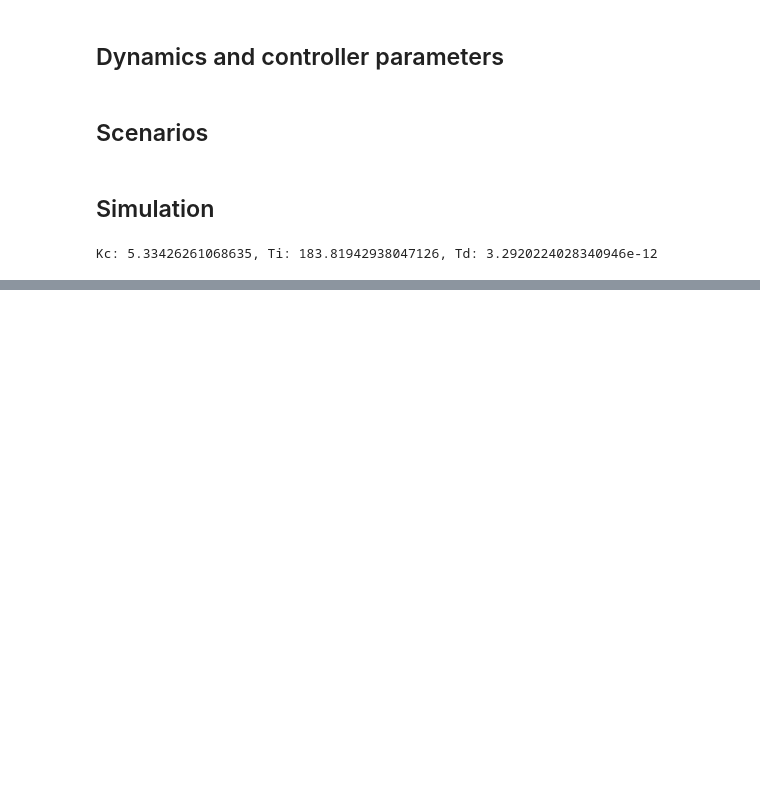
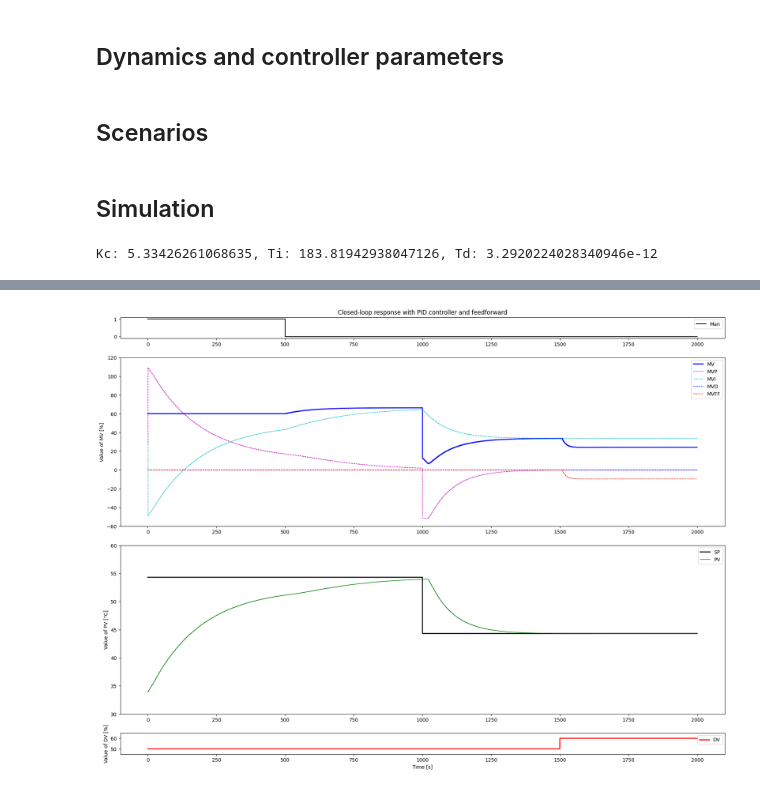
Before and after one commit to sstav0/Lab_Control_Theory, a Jupyter notebook: Simulation_CLP_PID_FF.ipynb, the cells around one changed output, grey strips where cells are left out. Drawn from its saved outputs; the diff is of its cells as text; code cells hidden in the pictures; blank space fills up the shorter version.

Commit message:
Add plot with matplotlib

```diff
--- a/Simulation_CLP_PID_FF.ipynb
+++ b/Simulation_CLP_PID_FF.ipynb
@@ -96,9 +96,9 @@ elif scenario == 5:
     ManFF = False # Not needed
 # 6 : Response to perturbation & setpoint change, with controller in auto mode, with FF
 elif scenario == 6:
-    SPPath = {0: PV0 - 5, 1000: PV0 + 5}
-    ManPath = {0: False}
-    MVManPath = {0: MV0}
+    SPPath = {0: PV0 + 5, 1000: PV0 - 5}
+    ManPath = {0: 1, 500: 0, TSim: 0}
+    MVManPath = {0: MV0+10, TSim: MV0+10}
     DVPath = {0: DV0, 1500: DV0 + 10}
     FF = True
     ManFF = False # Not needed
@@ -210,0 +170,70 @@ FigureWidget({
+# %%
+#Plot
+fig, (ax1, ax2, ax3, ax4) = plt.subplots(4, 1, gridspec_kw={'height_ratios': [1, 8, 8, 1]})
+fig.set_figwidth(22)
+fig.set_figheight(16)
+
+l1, = ax1.step([0, TSim], [0, 1], 'k-', label="Man", where='post')
+ax1.set_title('Closed-loop response with PID controller and feedforward')
+ax1.legend(loc='best')
+
+l2, = ax2.step([0,TSim],[0,100],'b-',linewidth=2,label="MV",where='post')
+l3, = ax2.step([0,TSim],[0,100],'m--',linewidth=1,label="MVP",where='post')
+l4, = ax2.step([0,TSim],[0,100],'c--',linewidth=1,label="MVI",where='post')
+l5, = ax2.step([0,TSim],[0,100],'b--',linewidth=1,label="MVD",where='post')
+l6, = ax2.step([0,TSim],[0,100],'r--',linewidth=1,label="MVFF",where='post')
+ax2.set_ylabel("Value of MV [%]")
+ax2.legend(loc='best')
+
+l7, = ax3.step([0,TSim],[0,100],'k-',linewidth=2,label="SP",where='post')
+l8, = ax3.step([0,TSim],[0,100],'g-',linewidth=1,label="PV",where='post')
+ax3.set_ylabel("Value of PV [°C]")
+ax3.legend(loc='best')
+
+l9, = ax4.step([0,TSim],[0,100],'r-',linewidth=2,label="DV",where='post')
+ax4.set_xlabel("Time [s]")
+ax4.set_ylabel("Value of DV [%]")
+ax4.legend(loc='best')
+
+# Set Data
+l1.set_data(t,MAN)
+l2.set_data(t,MV)
+l3.set_data(t,MVp)
+l4.set_data(t,MVi)
+l5.set_data(t,MVd)
+l6.set_data(t,MVFF)
+l7.set_data(t,SP)
+l8.set_data(t,PV)
+l9.set_data(t,DV)
+
+MVMinLimit = myRound(np.min((np.min(MV),np.min(MVp),np.min(MVi),np.min(MVd),np.min(MVFF))),5)
+MVMaxLimit = myRound(np.max((np.max(MV),np.max(MVp),np.max(MVi),np.max(MVd),np.max(MVFF))),5)
+
+ax1.set_ylim(-0.1,1.1)
+ax2.set_ylim(MVMinLimit-10, MVMaxLimit+10)
+ax3.set_ylim(myRound(np.min((np.min(PV),np.min(SP))),5)-5, myRound(np.max((np.max(PV),np.max(SP))),5)+5)
+ax4.set_ylim(myRound(np.min(DV),5)-5, myRound(np.max(DV),5)+5)
+
+#-------------------------------------------
+# Create figure
+fig = go.FigureWidget(make_subplots(rows=4, cols=1, specs = [[{}], [{}], [{}], [{}]], vertical_spacing = 0.15, row_heights=[0.2, 1, 1, 0.2], subplot_titles=("Manual Mode", "MV and Components", "PV, SP and E", "Perturbation")))
+fig.add_trace(go.Scatter(x=t, y=SP, name="SP"), row=3, col=1)
+fig.add_trace(go.Scatter(x=t, y=PV, name="PV"), row=3, col=1)
+fig.add_trace(go.Scatter(x=t, y=DV, name="DV"), row=4, col=1)
+#fig.add_trace(go.Scatter(x=t, y=E, name="E", line=dict(dash='dash')), row=3, col=1)
+fig.add_trace(go.Scatter(x=t, y=MV, name="MV"), row=2, col=1)
+fig.add_trace(go.Scatter(x=t, y=MVp, name="MVp", line=dict(dash='dash')), row=2, col=1)
+fig.add_trace(go.Scatter(x=t, y=MVi, name="MVi", line=dict(dash='dash')), row=2, col=1)
+fig.add_trace(go.Scatter(x=t, y=MVd, name="MVd", line=dict(dash='dash')), row=2, col=1)
+fig.add_trace(go.Scatter(x=t, y=MAN, name="Man"), row=1, col=1)
+
+# Update layout
+fig['layout'].update(height=800, width=800)
+fig['layout']['xaxis1'].update(title='Time (s)')
+fig['layout']['yaxis3'].update(title='(°C)')
+fig['layout']['xaxis2'].update(title='Time (s)')
+fig['layout']['yaxis2'].update(title='MV (%)')
+fig['layout']['xaxis3'].update(title='Time (s)')
+
+fig
+# %% [output]
@@ -210,0 +257 @@ FigureWidget({
+[figure, added]
```
Also changed, not shown: parts of 3 cells of this notebook.
